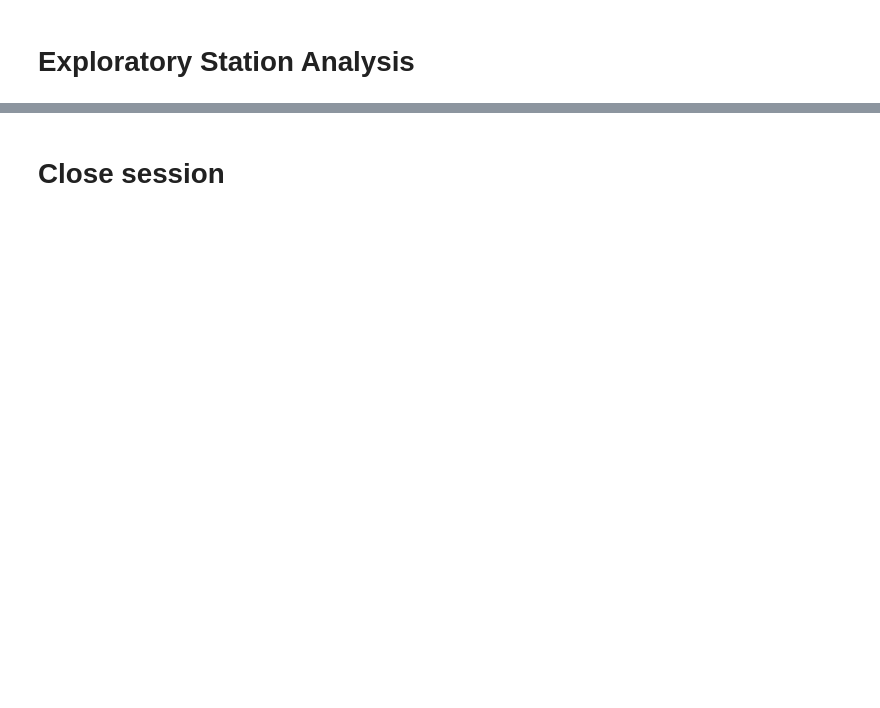
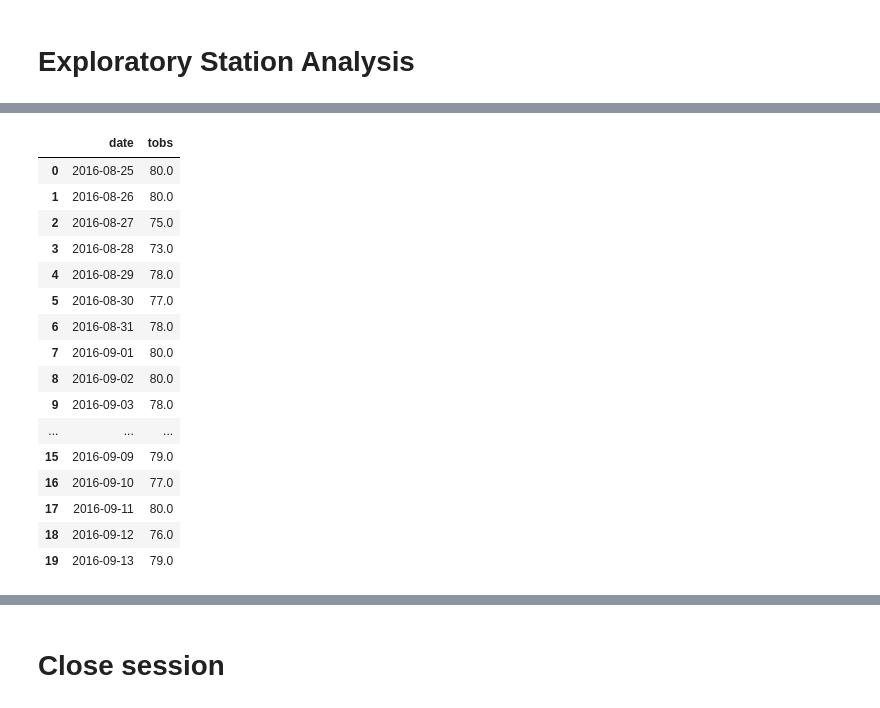
Before and after one commit to dalemunroe/sqlalchemy-challenge, a Jupyter notebook: climate_starter.ipynb, the cells around one changed output, grey strips where cells are left out. Saved outputs shown, nothing was run; the diff lists cells and outputs as text; code cells hidden in the pictures; blank space fills up the shorter version.

```diff
--- a/climate_starter.ipynb
+++ b/climate_starter.ipynb
@@ -171,0 +303,23 @@ for date in last_date1:
+# %%
+# Save the query results as a Pandas DataFrame and set the index to the date column
+tobs_query_df = pd.DataFrame(station_tobs_data, columns=['date', 'tobs'])
+tobs_query_df.set_index('date', inplace=False)
+tobs_query_df.head(20)
+# %% [output]
+|  | date | tobs |
+| 0 | 2016-08-25 | 80.0 |
+| 1 | 2016-08-26 | 80.0 |
+| 2 | 2016-08-27 | 75.0 |
+| 3 | 2016-08-28 | 73.0 |
+| 4 | 2016-08-29 | 78.0 |
+| 5 | 2016-08-30 | 77.0 |
+| 6 | 2016-08-31 | 78.0 |
+| 7 | 2016-09-01 | 80.0 |
+| 8 | 2016-09-02 | 80.0 |
+| 9 | 2016-09-03 | 78.0 |
+| ... | ... | ... |
+| 15 | 2016-09-09 | 79.0 |
+| 16 | 2016-09-10 | 77.0 |
+| 17 | 2016-09-11 | 80.0 |
+| 18 | 2016-09-12 | 76.0 |
+| 19 | 2016-09-13 | 79.0 |
```
Also changed, not shown: parts of 18 cells of this notebook, 1 other file.
